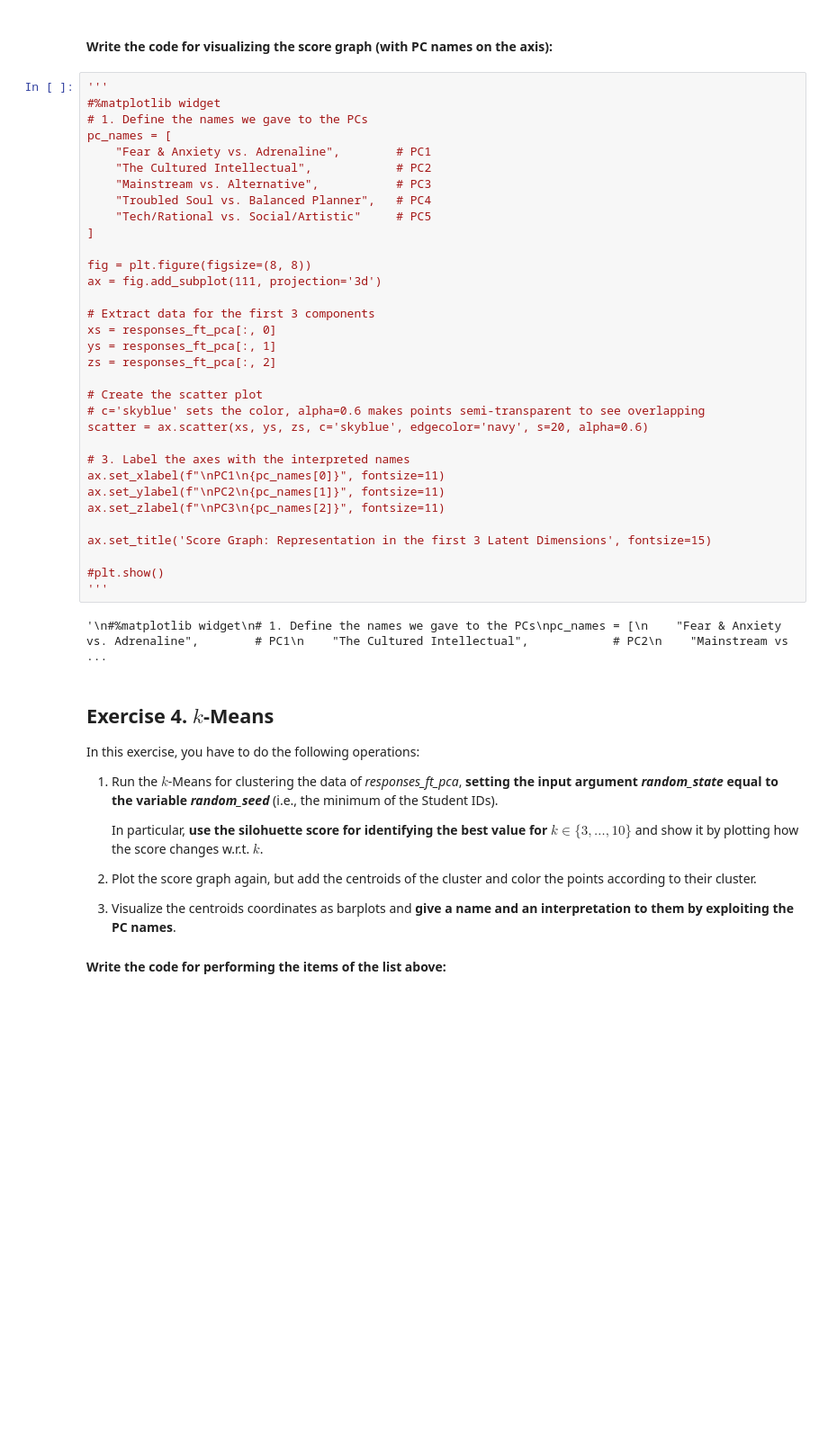
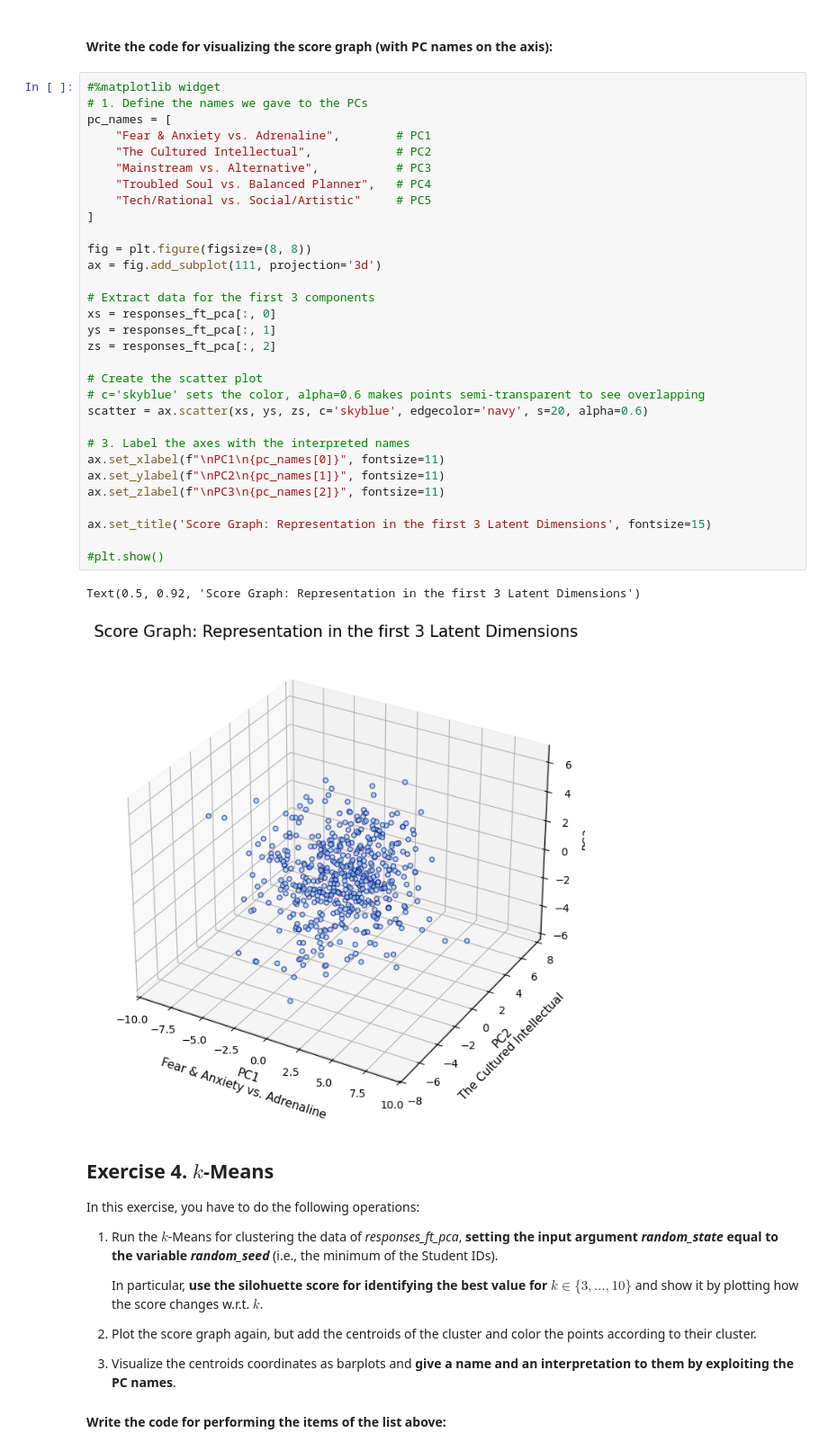
Before and after one commit to leonardopassafiume/PCA_Analysis, a Jupyter notebook: HWpca_Baiocchi_Passafiume.ipynb, the cells around one changed output. Shown at 90% size. Cells and saved outputs as stored; diff of their text form; blank space fills up the shorter version.

```diff
--- a/HWpca_Baiocchi_Passafiume.ipynb
+++ b/HWpca_Baiocchi_Passafiume.ipynb
@@ -567,40 +576,39 @@ fig.show()
 # %% [markdown]
 #### Write the code for visualizing the score graph (with PC names on the axis):
 # %%
-'''
 #%matplotlib widget
 # 1. Define the names we gave to the PCs
 pc_names = [
     "Fear & Anxiety vs. Adrenaline",        # PC1
     "The Cultured Intellectual",            # PC2
     "Mainstream vs. Alternative",           # PC3
     "Troubled Soul vs. Balanced Planner",   # PC4
     "Tech/Rational vs. Social/Artistic"     # PC5
 ]
 
 fig = plt.figure(figsize=(8, 8))
 ax = fig.add_subplot(111, projection='3d')
 
 # Extract data for the first 3 components
 xs = responses_ft_pca[:, 0]
 ys = responses_ft_pca[:, 1]
 zs = responses_ft_pca[:, 2]
 
 # Create the scatter plot
 # c='skyblue' sets the color, alpha=0.6 makes points semi-transparent to see overlapping
 scatter = ax.scatter(xs, ys, zs, c='skyblue', edgecolor='navy', s=20, alpha=0.6)
 
 # 3. Label the axes with the interpreted names
 ax.set_xlabel(f"\nPC1\n{pc_names[0]}", fontsize=11)
 ax.set_ylabel(f"\nPC2\n{pc_names[1]}", fontsize=11)
 ax.set_zlabel(f"\nPC3\n{pc_names[2]}", fontsize=11)
 
 ax.set_title('Score Graph: Representation in the first 3 Latent Dimensions', fontsize=15)
 
 #plt.show()
-'''
 # %% [output]
-'\n#%matplotlib widget\n# 1. Define the names we gave to the PCs\npc_names = [\n    "Fear & Anxiety vs. Adrenaline",        # PC1\n    "The Cultured Intellectual",            # PC2\n    "Mainstream vs ...
+Text(0.5, 0.92, 'Score Graph: Representation in the first 3 Latent Dimensions')
+[figure, added]
 # %% [markdown]
 ## Exercise 4. $k$-Means
 
```
Also changed, not shown: parts of 9 cells of this notebook.
